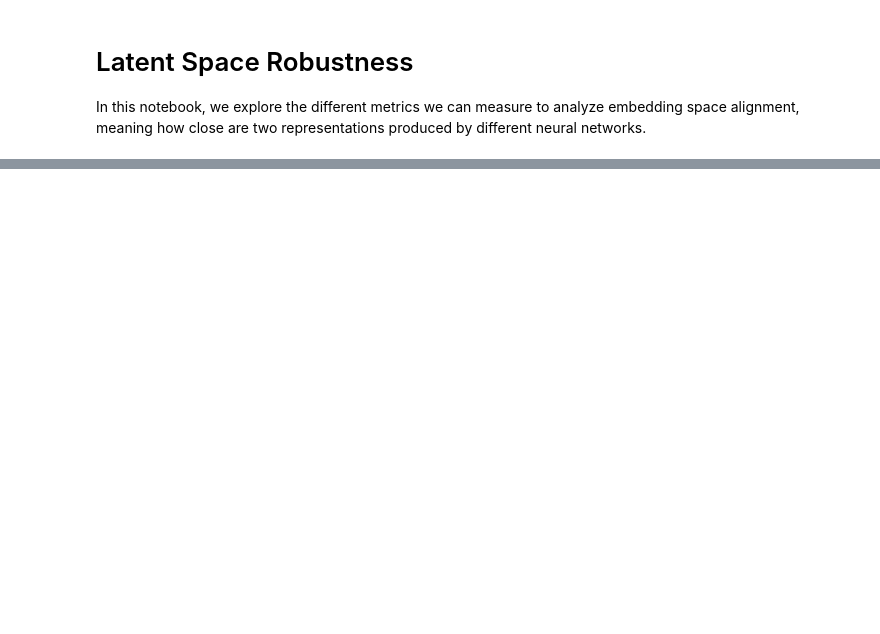
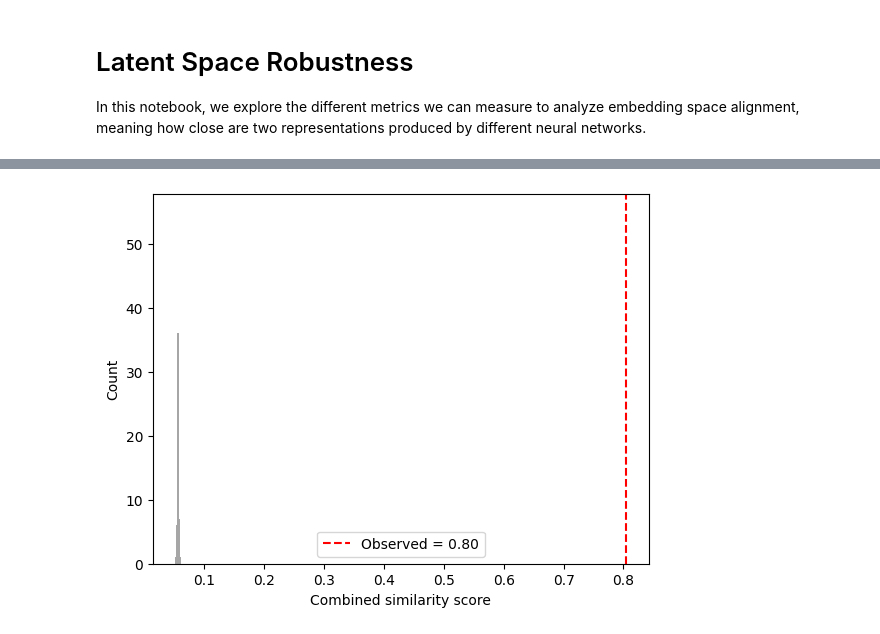
Before and after one commit to absentia-labs/disease-vectors, a Jupyter notebook: analysis/latent_space_alignment.ipynb, the cells around one changed output, grey strips where cells are left out. Cells and saved outputs as stored; diff of their text form; code cells hidden in the pictures; blank space fills up the shorter version.

```diff
--- a/analysis/latent_space_alignment.ipynb
+++ b/analysis/latent_space_alignment.ipynb
@@ -34,0 +239,35 @@ num_params(model)
+# %%
+X_uniform = [
+    np.random.uniform(size=X[0].shape),
+    np.random.uniform(size=X[1].shape)
+]
+
+
+def cka_linear(X, Y):
+    H = np.eye(X.shape[0]) - np.ones((X.shape[0], X.shape[0]))/X.shape[0]
+    K = H @ (X @ X.T) @ H
+    L = H @ (Y @ Y.T) @ H
+    numerator = np.sum(K*L)
+    denominator = np.sqrt(np.sum(K*K)*np.sum(L*L))
+    return numerator/denominator
+
+def cka_linear(X, Y):
+    H = np.eye(X.shape[0]) - np.ones((X.shape[0], X.shape[0]))/X.shape[0]
+    K = H @ (X @ X.T) @ H
+    L = H @ (Y @ Y.T) @ H
+    numerator = np.sum(K * L)
+    denominator = np.sqrt(np.sum(K*K) * np.sum(L*L))
+    return numerator / denominator
+
+def mutual_knn(X, Y, k=5):
+    dist_x = pairwise_distances(X)
+    dist_y = pairwise_distances(Y)
+    nn_x = np.argsort(dist_x, axis=1)[:, 1:k+1]
+    nn_y = np.argsort(dist_y, axis=1)[:, 1:k+1]
+    overlap = [len(set(nn_x[i]) & set(nn_y[i])) / k for i in range(X.shape[0])]
+    return np.mean(overlap)
+
+print("Random uniform baseline:")
+for func in [cka_linear, svcca, mutual_knn]:
+    print(func(X_uniform[0], X_uniform[1]))
+    print(func(X[0], X[1]))
@@ -34,0 +326,11 @@ num_params(model)
+# %%
+import matplotlib.pyplot as plt
+
+plt.hist(null, bins=30, color="gray", alpha=0.7)
+plt.axvline(obs, color="red", linestyle="--", label=f"Observed = {obs:.2f}")
+plt.xlabel("Combined similarity score")
+plt.ylabel("Count")
+plt.legend()
+plt.show()
+# %% [output]
+[figure, added]
```
Also changed, not shown: parts of 13 cells of this notebook, 14 other files.
